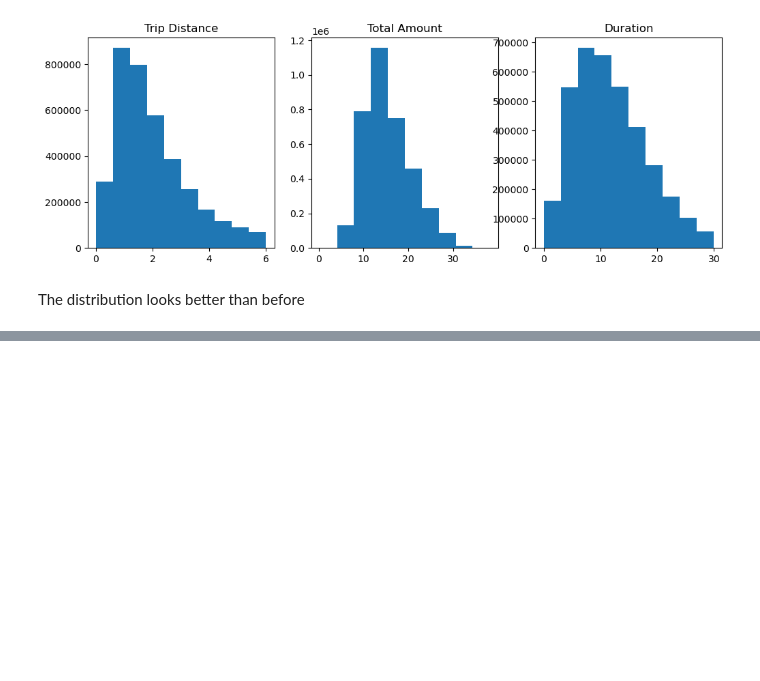
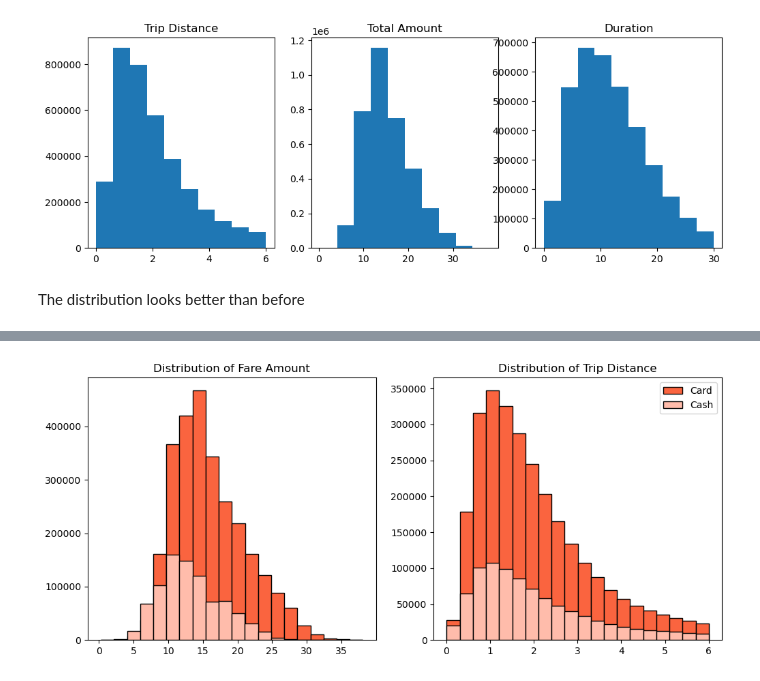
Before and after one commit to sahil095/Maximizing-revenue, a Jupyter notebook: Maximizing Revenue.ipynb, the cells around one changed output, grey strips where cells are left out. Drawn from its saved outputs; the diff is of its cells as text; code cells hidden in the pictures; blank space fills up the shorter version.

```diff
--- a/Maximizing Revenue.ipynb
+++ b/Maximizing Revenue.ipynb
@@ -294,0 +297,19 @@ The distribution looks better than before
+# %%
+# Distribution of fare amount for different payment types
+
+plt.figure(figsize = (12, 5))
+plt.subplot(1,2,1)
+
+plt.title('Distribution of Fare Amount')
+plt.hist(df[df['payment_type'] == 'Card']['total_amount'], histtype='barstacked', bins=20, edgecolor='k', color='#FA643F', label='Card')
+plt.hist(df[df['payment_type'] == 'Cash']['total_amount'], histtype='barstacked', bins=20, edgecolor='k', color='#FFBCAB', label='Cash')
+
+plt.subplot(1,2,2)
+plt.title('Distribution of Trip Distance')
+plt.hist(df[df['payment_type'] == 'Card']['trip_distance'], histtype='barstacked', bins=20, edgecolor='k', color='#FA643F', label='Card')
+plt.hist(df[df['payment_type'] == 'Cash']['trip_distance'], histtype='barstacked', bins=20, edgecolor='k', color='#FFBCAB', label='Cash')
+
+plt.legend()
+plt.show()
+# %% [output]
+[figure, added]
```
Also changed, not shown: parts of 11 cells of this notebook.
